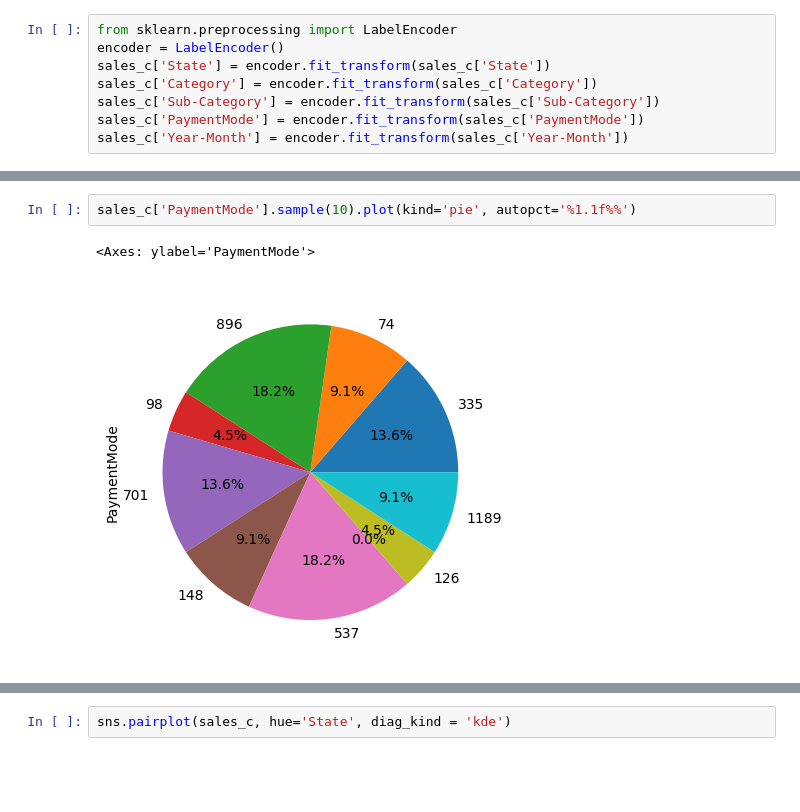
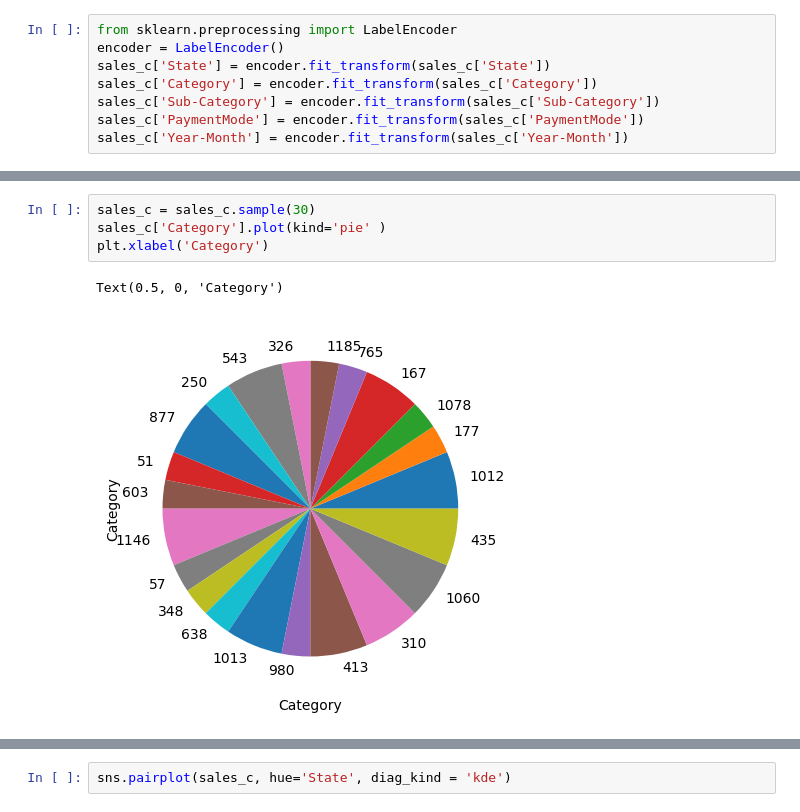
Before and after one commit to atakanerdogn/DATA-since-9-April, a Jupyter notebook: sales_dataset_from_kaggle.ipynb, the cells around one changed output, grey strips where cells are left out. Drawn from its saved outputs; the diff is of its cells as text; blank space fills up the shorter version.

```diff
--- a/sales_dataset_from_kaggle.ipynb
+++ b/sales_dataset_from_kaggle.ipynb
@@ -500,5 +497,7 @@ sales_c['Sub-Category'].sample(10).plot(kind='pie', autopct='%1.1f%%')
 # %%
-sales_c['PaymentMode'].sample(10).plot(kind='pie', autopct='%1.1f%%')
+sales_c = sales_c.sample(30)
+sales_c['Category'].plot(kind='pie' )
+plt.xlabel('Category')
 # %% [output]
-<Axes: ylabel='PaymentMode'>
+Text(0.5, 0, 'Category')
-[figure, old version]
+[figure, new version]
```
Also changed, not shown: parts of 15 cells of this notebook.
